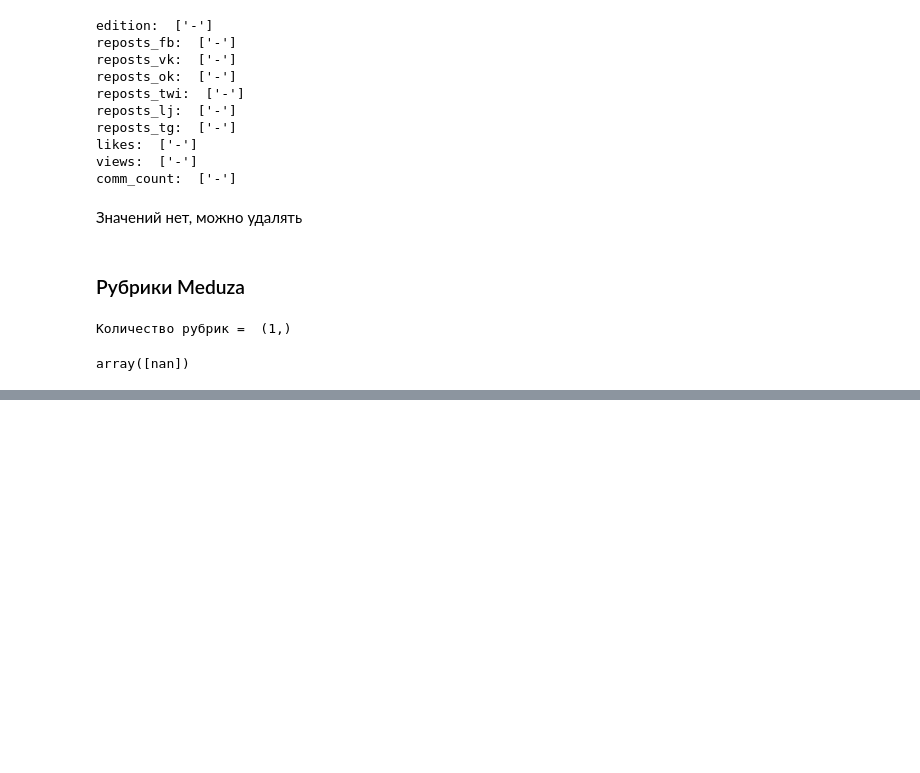
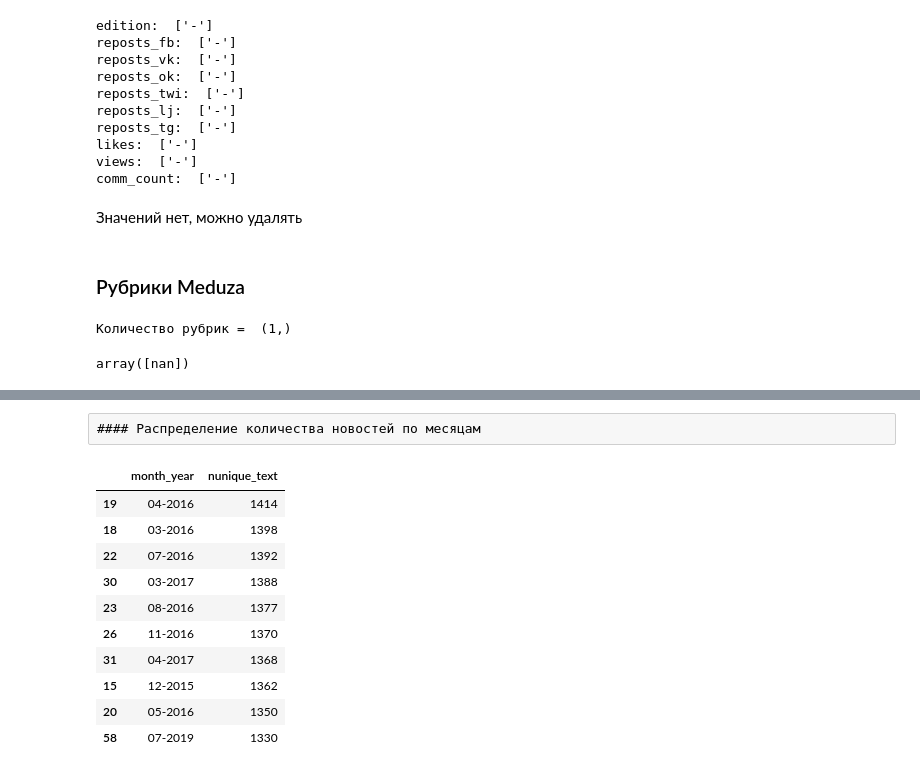
Before and after one commit to vetedde/proj_news_viz, a Jupyter notebook: analysis/news_source_analysis_meduza.ipynb, the cells around one changed output, grey strips where cells are left out. Saved outputs shown, nothing was run; the diff lists cells and outputs as text; code cells hidden in the pictures; blank space fills up the shorter version.

```diff
--- a/analysis/news_source_analysis_meduza.ipynb
+++ b/analysis/news_source_analysis_meduza.ipynb
@@ -233,0 +161,24 @@ Series([], Name: topics, dtype: int64)
+# %% [raw]
+#### Распределение количества новостей по месяцам
+# %%
+data_meduza['month'] = data_meduza.date.apply(lambda x: x.month)
+data_meduza['year'] = data_meduza.date.apply(lambda x: x.year)
+df = data_meduza.groupby(['year', 'month']).text.nunique().reset_index()
+df['month_year'] = df[['month', 'year']].apply(lambda x: '-'.join(['0'+str(x.month) if x.month<10 else str(x.month),
+                                                                  str(x.year)]),
+                                               axis =1)
+df.columns = ['year', 'month', 'nunique_text', 'month_year']
+df = df[df.nunique_text>10]
+df[['month_year', 'nunique_text']].sort_values('nunique_text', ascending = False).head(10)
+# %% [output]
+|  | month_year | nunique_text |
+| 19 | 04-2016 | 1414 |
+| 18 | 03-2016 | 1398 |
+| 22 | 07-2016 | 1392 |
+| 30 | 03-2017 | 1388 |
+| 23 | 08-2016 | 1377 |
+| 26 | 11-2016 | 1370 |
+| 31 | 04-2017 | 1368 |
+| 15 | 12-2015 | 1362 |
+| 20 | 05-2016 | 1350 |
+| 58 | 07-2019 | 1330 |
```
Also changed, not shown: parts of 25 cells of this notebook.
